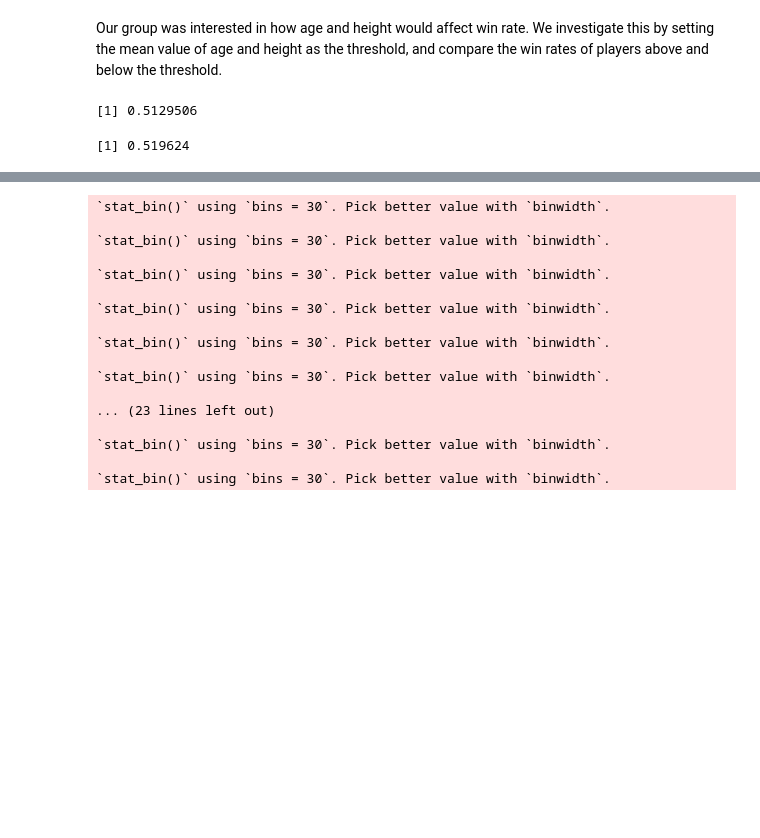
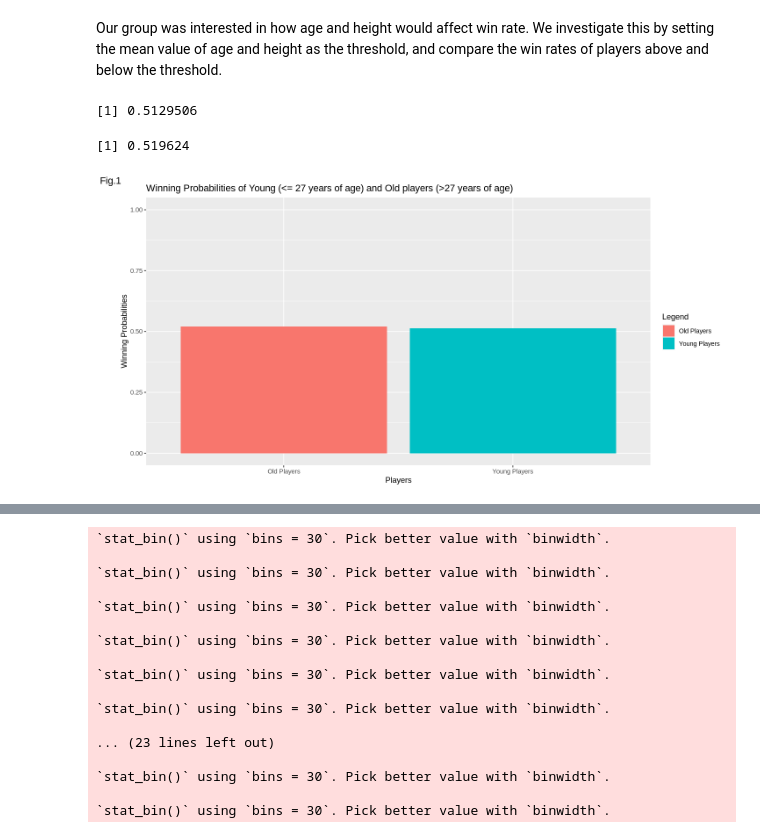
Before and after one commit to sleung124/DSCI100_group_proj, a Jupyter notebook: tennis_analysis.ipynb, the cells around one changed output, grey strips where cells are left out. Saved outputs shown, nothing was run; the diff lists cells and outputs as text; code cells hidden in the pictures; blank space fills up the shorter version.

```diff
--- a/tennis_analysis.ipynb
+++ b/tennis_analysis.ipynb
@@ -189,20 +189,26 @@ Our group was interested in how age and height would affect win rate. We investi
 # %%
 # Do younger players win more than older players? From the mean, we say that players who are 27 or younger are young players,
 # and players with age 27 and greater are old players
 
 threshold <- pull(means_df, age)
 
 young <- filter(tennis_train, age <= threshold, match_result == 'win')
 old <- filter(tennis_train, age > threshold, match_result == 'win')
 
 young_win_prob <- nrow(young)/nrow(filter(tennis_train, age <= threshold))
 old_win_prob <- nrow(old)/nrow(filter(tennis_train, age > threshold))
 
 young_win_prob
 old_win_prob
+
+ggplot(tibble(probs=c(young_win_prob, old_win_prob), lab=c('Young Players', 'Old Players')), aes(x=lab,y=probs, fill=lab)) +
+geom_bar(stat='identity') +
+ylim(c(0,1)) +
+labs(x='Players', y='Winning Probabilities', tag='Fig.1', title='Winning Probabilities of Young (<= 27 years of age) and Old players (>27 years of age)', fill='Legend')
 # %% [output]
 [1] 0.5129506
 [1] 0.519624
+[figure, added]
 # %%
 # Do taller players have a higher winrate than shorter players? We set the threshold to me the mean height of players
 
```
Also changed, not shown: parts of 11 cells of this notebook.
